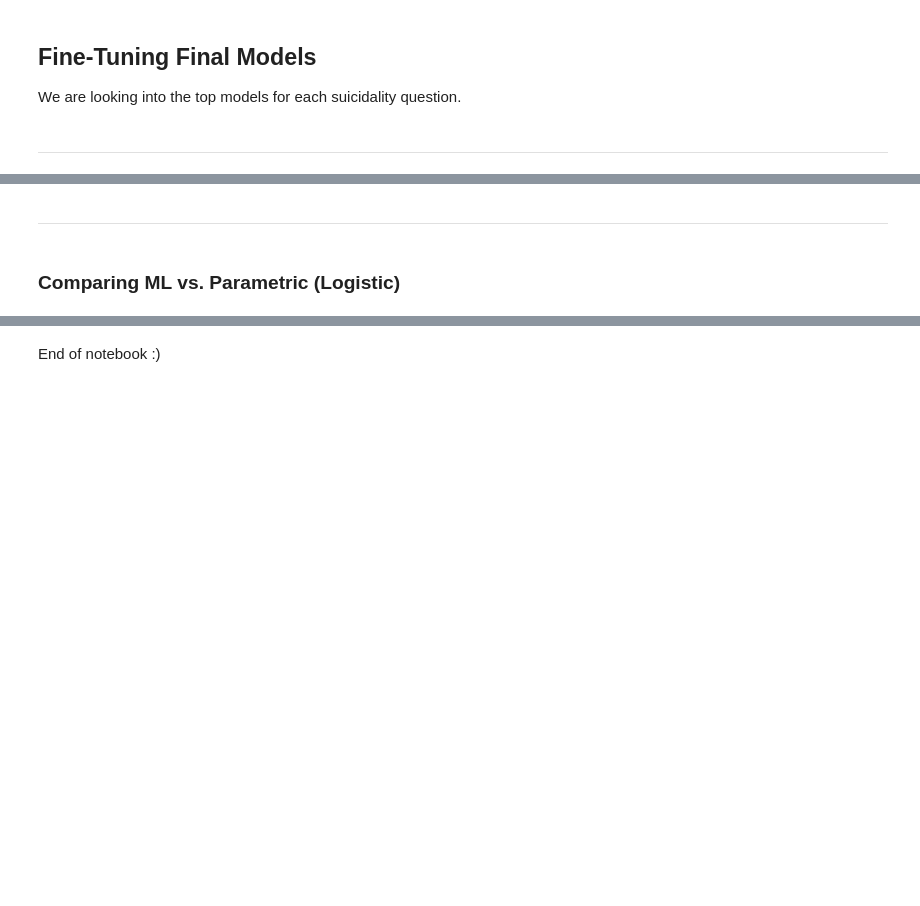
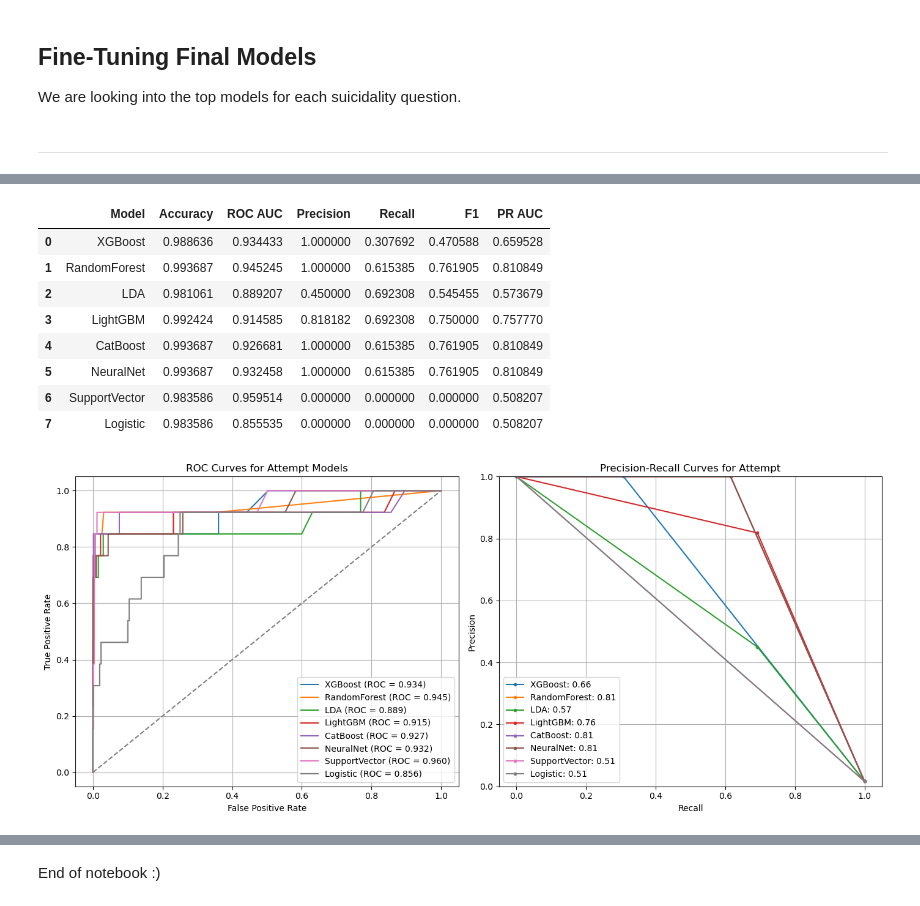
Before and after one commit to ElizabethHZhong/suicide-risk-modeling, a Jupyter notebook: compounding.ipynb, the cells around one changed output, grey strips where cells are left out. Cells and saved outputs as stored; diff of their text form; code cells hidden in the pictures; blank space fills up the shorter version.

```diff
--- a/compounding.ipynb
+++ b/compounding.ipynb
@@ -943,4 +785,67 @@ Logistic - Best Params: {'C': 0.004832930238571752, 'penalty': 'l2', 'solver': '
-# %% [markdown]
-______
-# %% [markdown]
-### **Comparing ML vs. Parametric (Logistic)**
+# %%
+final_stats = []
+fig, axes = plt.subplots(1, 2, figsize=(14, 6))
+ax_roc, ax_pr = axes
+for mod_name, trained_mod in trained_models.items():
+    feature_cols, target_col = get_cols(pred_year, outcome, qs, encoded)
+    X, y = df_2022_2023[feature_cols], df_2022_2023[target_col]
+    y_pred = trained_mod.predict(X)
+
+    # Classification
+    accuracy = accuracy_score(y, y_pred)
+    report = classification_report(y, y_pred, target_names=["no", "yes"], output_dict=True)
+
+    # PR Curve
+    precision, recall, _ = precision_recall_curve(y, y_pred)
+    pr_score = auc(recall, precision)
+    ax_pr.plot(recall, precision, marker='.', label=f'{mod_name}: {pr_score:.2f}')
+
+    # Probabilities
+    y_pred_proba = trained_mod.predict_proba(X)[:, 1]
+    roc_score = roc_auc_score(y, y_pred_proba)
+    fpr, tpr, _ = roc_curve(y, y_pred_proba)
+    ax_roc.plot(fpr, tpr, label=f"{mod_name} (ROC = {roc_score:.3f})")
+
+    final_stats.append({
+        "Model": mod_name,
+        "Accuracy": accuracy,
+        "ROC AUC": roc_score,
+        "Precision": report["yes"]["precision"],
+        "Recall": report["yes"]["recall"],
+        "F1": report["yes"]["f1-score"],
+        "PR AUC": pr_score,
+    })
+
+display(pd.DataFrame(final_stats))
+
+# Finalizing the ROC subplot
+ax_roc.plot([0, 1], [0, 1], linestyle='--', color='gray')  # Diagonal line
+ax_roc.set_xlabel("False Positive Rate")
+ax_roc.set_ylabel("True Positive Rate")
+ax_roc.set_title(f"ROC Curves for {outcome} Models")
+ax_roc.legend(loc="lower right")
+ax_roc.grid(True)
+
+# Finalizing the PR subplot
+ax_pr.plot([0, 0], [1, 1], linestyle='--', color='gray')  # Reference line
+ax_pr.set_xlabel('Recall')
+ax_pr.set_ylabel('Precision')
+ax_pr.set_ylim(0, 1)
+ax_pr.set_title(f'Precision-Recall Curves for {outcome}')
+ax_pr.legend()
+ax_pr.grid(True)
+
+# Show both subplots
+plt.tight_layout()
+plt.show()
+# %% [output]
+|  | Model | Accuracy | ROC AUC | Precision | Recall | F1 | PR AUC |
+| 0 | XGBoost | 0.988636 | 0.934433 | 1.000000 | 0.307692 | 0.470588 | 0.659528 |
+| 1 | RandomForest | 0.993687 | 0.945245 | 1.000000 | 0.615385 | 0.761905 | 0.810849 |
+| 2 | LDA | 0.981061 | 0.889207 | 0.450000 | 0.692308 | 0.545455 | 0.573679 |
+| 3 | LightGBM | 0.992424 | 0.914585 | 0.818182 | 0.692308 | 0.750000 | 0.757770 |
+| 4 | CatBoost | 0.993687 | 0.926681 | 1.000000 | 0.615385 | 0.761905 | 0.810849 |
+| 5 | NeuralNet | 0.993687 | 0.932458 | 1.000000 | 0.615385 | 0.761905 | 0.810849 |
+| 6 | SupportVector | 0.983586 | 0.959514 | 0.000000 | 0.000000 | 0.000000 | 0.508207 |
+| 7 | Logistic | 0.983586 | 0.855535 | 0.000000 | 0.000000 | 0.000000 | 0.508207 |
+[figure, added]
```
Also changed, not shown: parts of 27 cells of this notebook.
